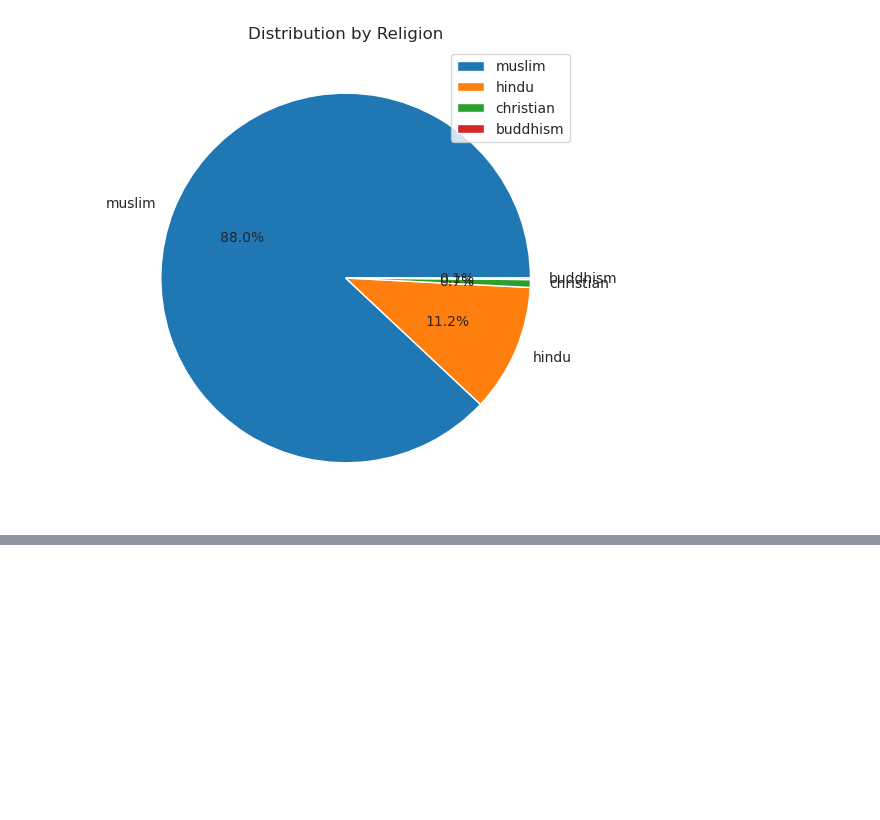
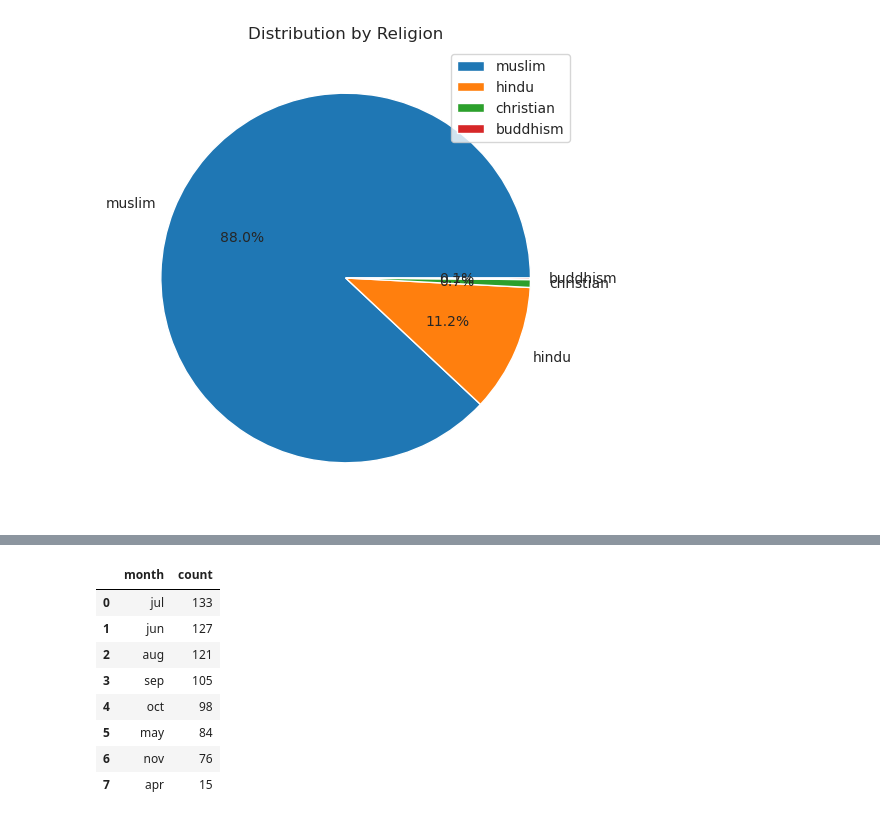
Before and after one commit to rahad404/Bangladesh-Suicide-Analysis, a Jupyter notebook: bd_suicide.ipynb, the cells around one changed output, grey strips where cells are left out. Saved outputs shown, nothing was run; the diff lists cells and outputs as text; code cells hidden in the pictures; blank space fills up the shorter version.

```diff
--- a/bd_suicide.ipynb
+++ b/bd_suicide.ipynb
@@ -234,0 +284,14 @@ plt.show()
+# %%
+month_trend = df2['month'].value_counts().reset_index()
+month_trend = pd.DataFrame(month_trend)
+month_trend
+# %% [output]
+|  | month | count |
+| 0 | jul | 133 |
+| 1 | jun | 127 |
+| 2 | aug | 121 |
+| 3 | sep | 105 |
+| 4 | oct | 98 |
+| 5 | may | 84 |
+| 6 | nov | 76 |
+| 7 | apr | 15 |
```
Also changed, not shown: parts of 9 cells of this notebook, 1 other file.
